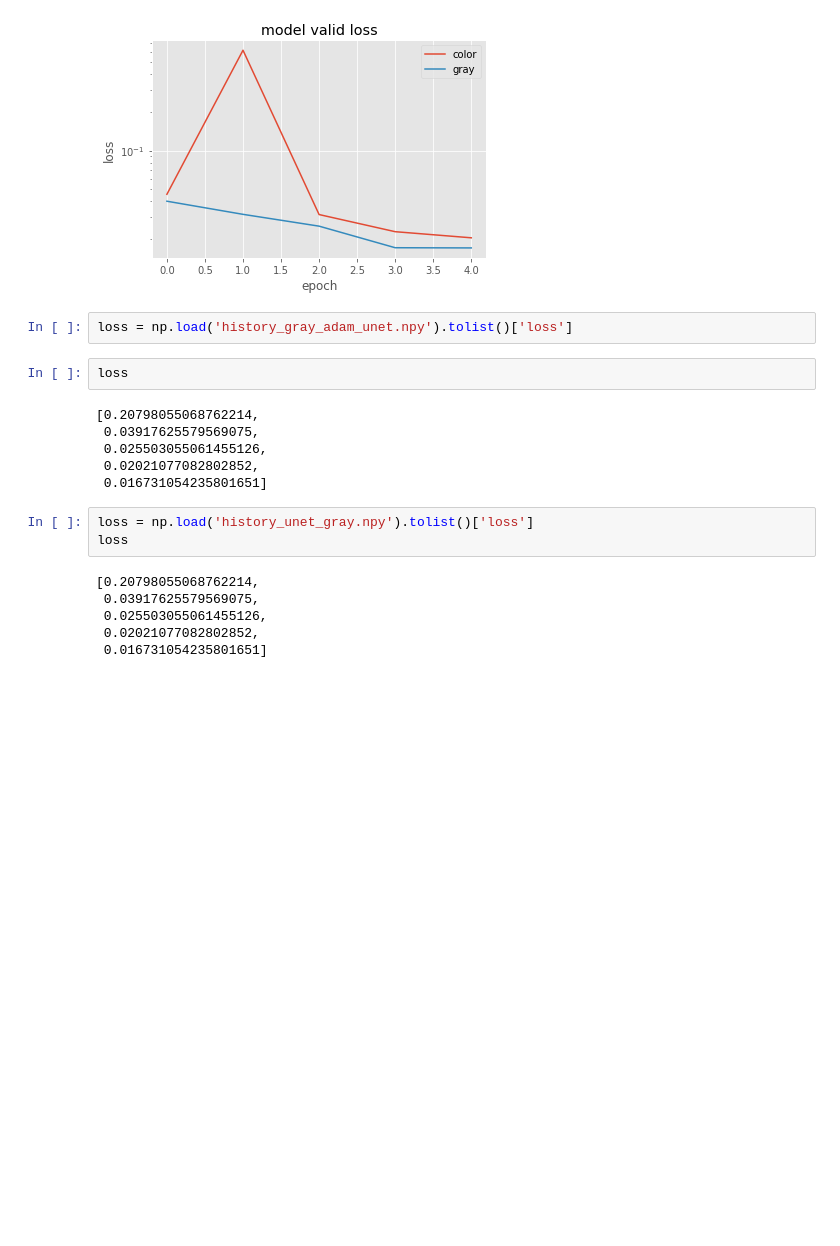
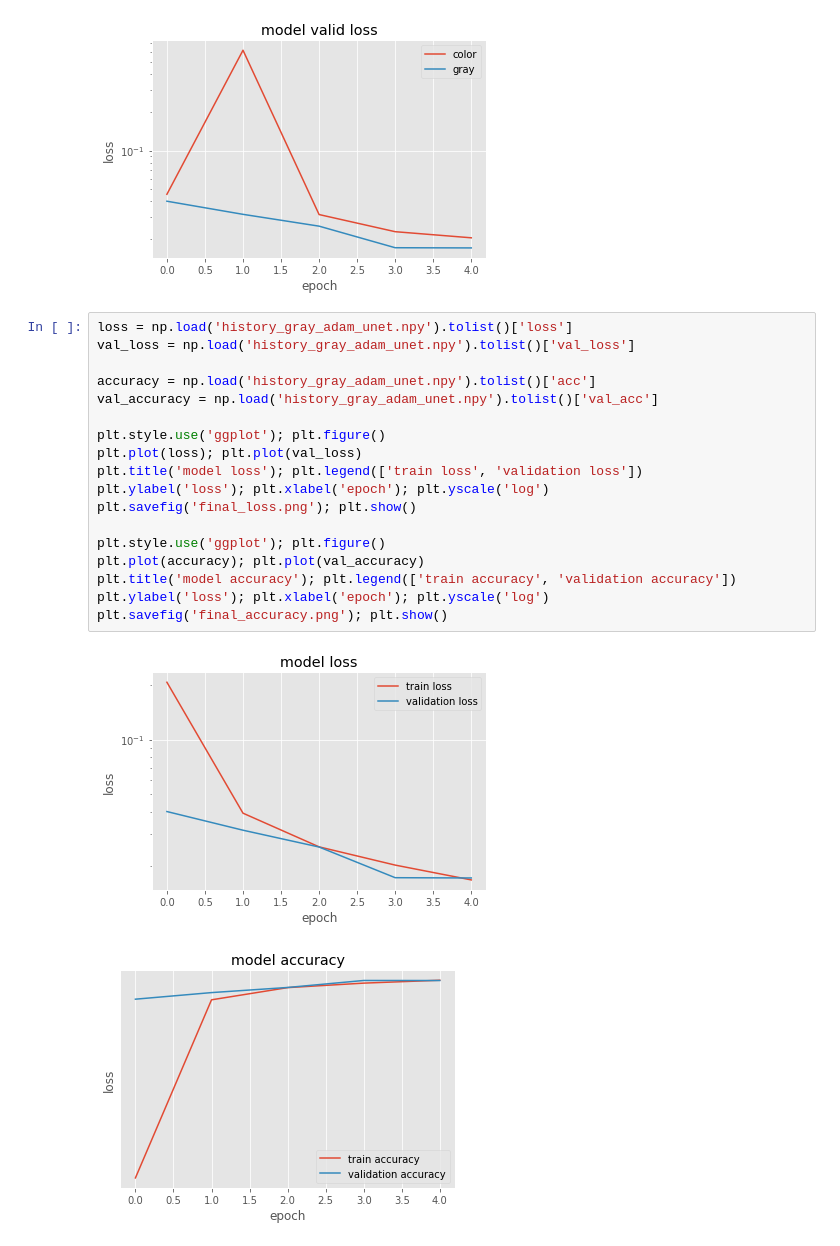
Before and after one commit to eugenbobrov/carvana-segmentation, a Jupyter notebook: experiments/Untitled.ipynb, the cells around one changed output. Cells and saved outputs as stored; diff of their text form; blank space fills up the shorter version.

```diff
--- a/experiments/Untitled.ipynb
+++ b/experiments/Untitled.ipynb
@@ -66,22 +66,24 @@ plt.savefig('color_valid_loss.png'); plt.show()
 # %% [output]
 [figure]
 [figure]
-# %%
-loss = np.load('history_gray_adam_unet.npy').tolist()['loss']
-# %%
-loss
-# %% [output]
-[0.20798055068762214,
- 0.03917625579569075,
- 0.025503055061455126,
- 0.02021077082802852,
- 0.016731054235801651]
-# %%
-loss = np.load('history_unet_gray.npy').tolist()['loss']
-loss
-# %% [output]
-[0.20798055068762214,
- 0.03917625579569075,
- 0.025503055061455126,
- 0.02021077082802852,
- 0.016731054235801651]
+# %%
+loss = np.load('history_gray_adam_unet.npy').tolist()['loss']
+val_loss = np.load('history_gray_adam_unet.npy').tolist()['val_loss']
+
+accuracy = np.load('history_gray_adam_unet.npy').tolist()['acc']
+val_accuracy = np.load('history_gray_adam_unet.npy').tolist()['val_acc']
+
+plt.style.use('ggplot'); plt.figure()
+plt.plot(loss); plt.plot(val_loss)
+plt.title('model loss'); plt.legend(['train loss', 'validation loss'])
+plt.ylabel('loss'); plt.xlabel('epoch'); plt.yscale('log')
+plt.savefig('final_loss.png'); plt.show()
+
+plt.style.use('ggplot'); plt.figure()
+plt.plot(accuracy); plt.plot(val_accuracy)
+plt.title('model accuracy'); plt.legend(['train accuracy', 'validation accuracy'])
+plt.ylabel('loss'); plt.xlabel('epoch'); plt.yscale('log')
+plt.savefig('final_accuracy.png'); plt.show()
+# %% [output]
+[figure, added]
+[figure, added]
```
Also changed, not shown: 3 other files.
